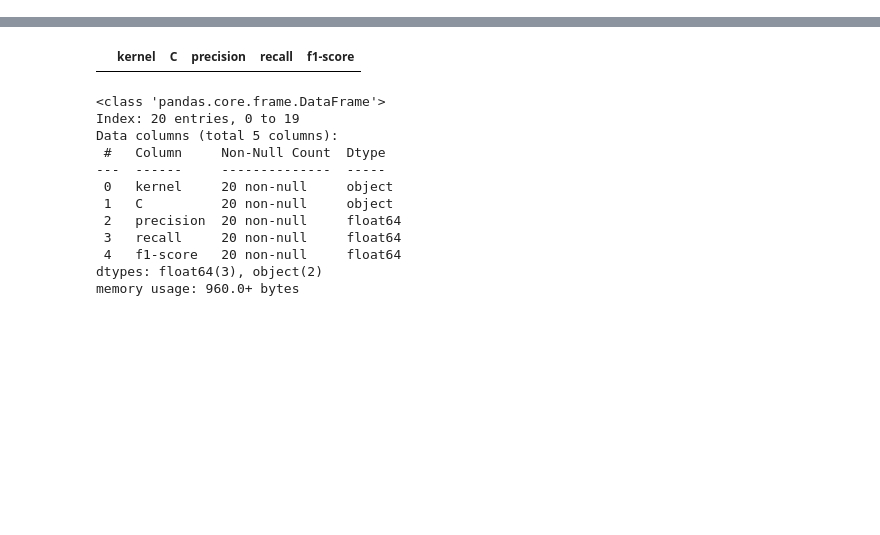
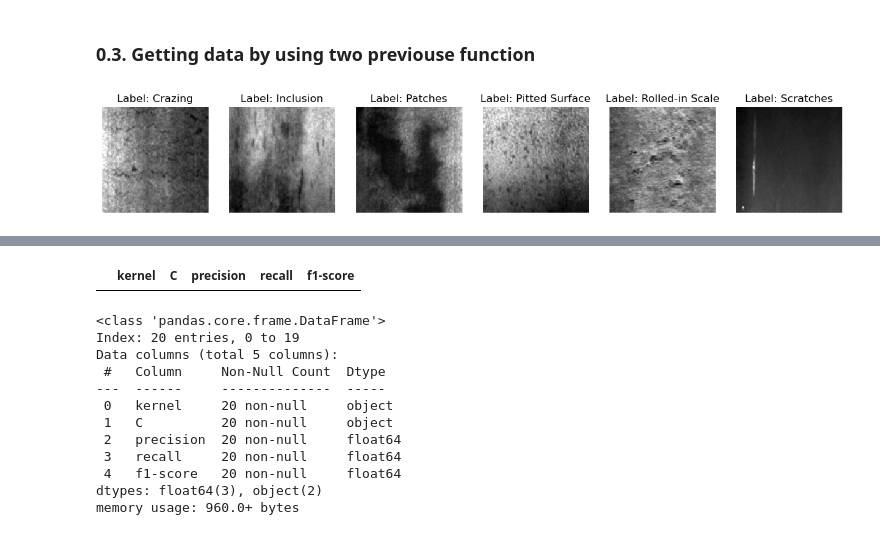
Before and after one commit to clee74/AI_Class, a Jupyter notebook: P1_Supervised/S1_Classification/Demonstration/Demo_2_SVM.ipynb, the cells around one changed output, grey strips where cells are left out. Drawn from its saved outputs; the diff is of its cells as text; code cells hidden in the pictures; blank space fills up the shorter version.

Commit message:
Updated KNN,SVM for AOI Dataset (Clearly DemoCode)

```diff
--- a/P1_Supervised/S1_Classification/Demonstration/Demo_2_SVM.ipynb
+++ b/P1_Supervised/S1_Classification/Demonstration/Demo_2_SVM.ipynb
@@ -37,9 +0,0 @@ rbf_svc = SVC(C=10,kernel='rbf')
-# %%
-# Preparing data for training rbf_svc
-## flatten the images or using data (which has been flatten)
-n_samples = len(digits.images)
-data = digits.images.reshape((n_samples,-1))
-# data = digits.data
-print(data.shape)
-# Each image is flatten to a vector of 8*8 = 64 components
-# There are total 1797 images of digit in our dataset
@@ -60,0 +107,31 @@ from sklearn.model_selection import train_test_split
+# %% [markdown]
+### 0.3. Getting data by using two previouse function
+# %%
+# Get the list of all path to images, and the list of relative labels
+dir_NEUCLS = "/Users/user/Victor2023/Dataset/NEU-CLS"
+list_img_paths,list_labels = get_all_img_label_path(input_dir=dir_NEUCLS,
+                                                    img_suffix='.bmp')
+
+width = 8
+height = 8
+X,y = get_data(list_img_paths=list_img_paths,
+               list_labels=list_labels,
+               is_resize=True,
+               width=width,
+               height= height)
+# %%
+# Plotting some images to take an overview of our dataset
+index_to_label = ["Crazing","Inclusion","Patches","Pitted Surface","Rolled-in Scale","Scratches"]
+# Visualize one sample of each class
+_, indices = np.unique(y,return_index=True) # get one index of each class
+# Plot
+_, axes = plt.subplots(nrows = 1,
+                       ncols = len(indices),
+                       figsize = (15,6))
+for i in range(len(indices)):
+    index = indices[i]
+    axes[i].set_axis_off()
+    axes[i].imshow(X[index], cmap = plt.cm.gray, interpolation= "nearest")
+    axes[i].set_title(f"Label: {index_to_label[y[index]]}")
+# %% [output]
+[figure, added]
```
Also changed, not shown: parts of 79 cells of this notebook, 7 other files.
